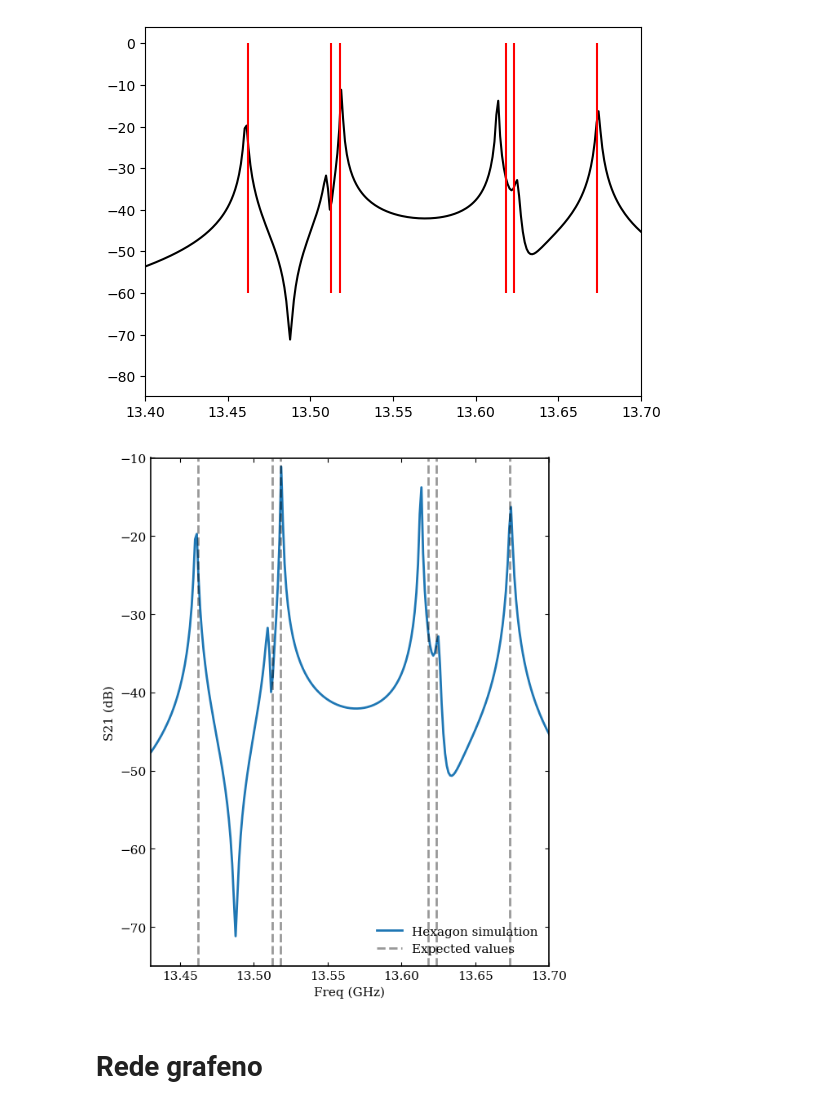
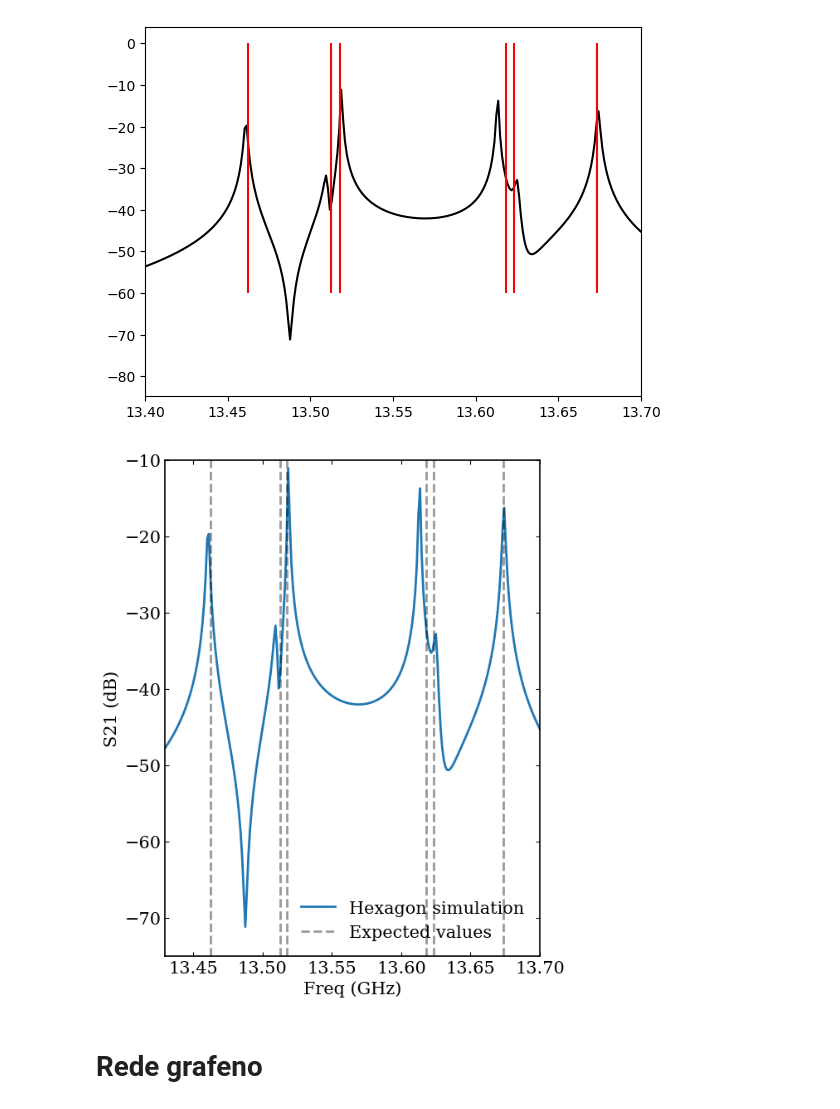
Before and after one commit to ScM-Edh/Projeto-Valentina, a Jupyter notebook: Rede grafeno/calculo rede hexagono.ipynb, the cells around one changed output. Cells and saved outputs as stored; diff of their text form; code cells hidden in the pictures.

```diff
--- a/Rede grafeno/calculo rede hexagono.ipynb
+++ b/Rede grafeno/calculo rede hexagono.ipynb
@@ -150,7 +150,7 @@ plt.xlim(13.4, 13.7)
 # %%
 # ---------- Configuração estilo científico ----------
 plt.rcParams.update({
-    "font.size": 11,
+    "font.size": 15,
     "font.family": "serif",
     "axes.linewidth": 1.2,
     "lines.linewidth": 2,
@@ -168,34 +168,34 @@ fig, ax = plt.subplots(figsize=(6,7))
 ax.plot(h21[0], h21[1], label="Hexagon simulation")
 
 # ---------- Valores esperados ----------
 for i, val in enumerate(hexagon_eigenv):
     plt.axvline(val, linestyle="--", color="black",
                 alpha=0.4,
                 label="Expected values" if i==0 else "")
 
 # ---------- Eixos ----------
 ax.set_xlabel("Freq (GHz)")
 ax.set_ylabel("S21 (dB)")
 
 # ---------- Limites ----------
 ax.set_xlim(13.43, 13.7)
 ax.set_ylim(-75,-10)
 
 # ---------- Grade opcional ----------
 #ax.grid(alpha=0.3)
 
 # ---------- Legenda ----------
 ax.legend()
 
 # ---------- Ajuste layout ----------
 plt.tight_layout()
 
 # ---------- Salvar figura ----------
 plt.savefig("grafico_artigo.png", dpi=600)
 
 plt.show()
 # %% [output]
-[figure, old version]
+[figure, new version]
 # %% [markdown]
 # Rede grafeno
 # %% [markdown]
```
Also changed, not shown: 3 other files.
